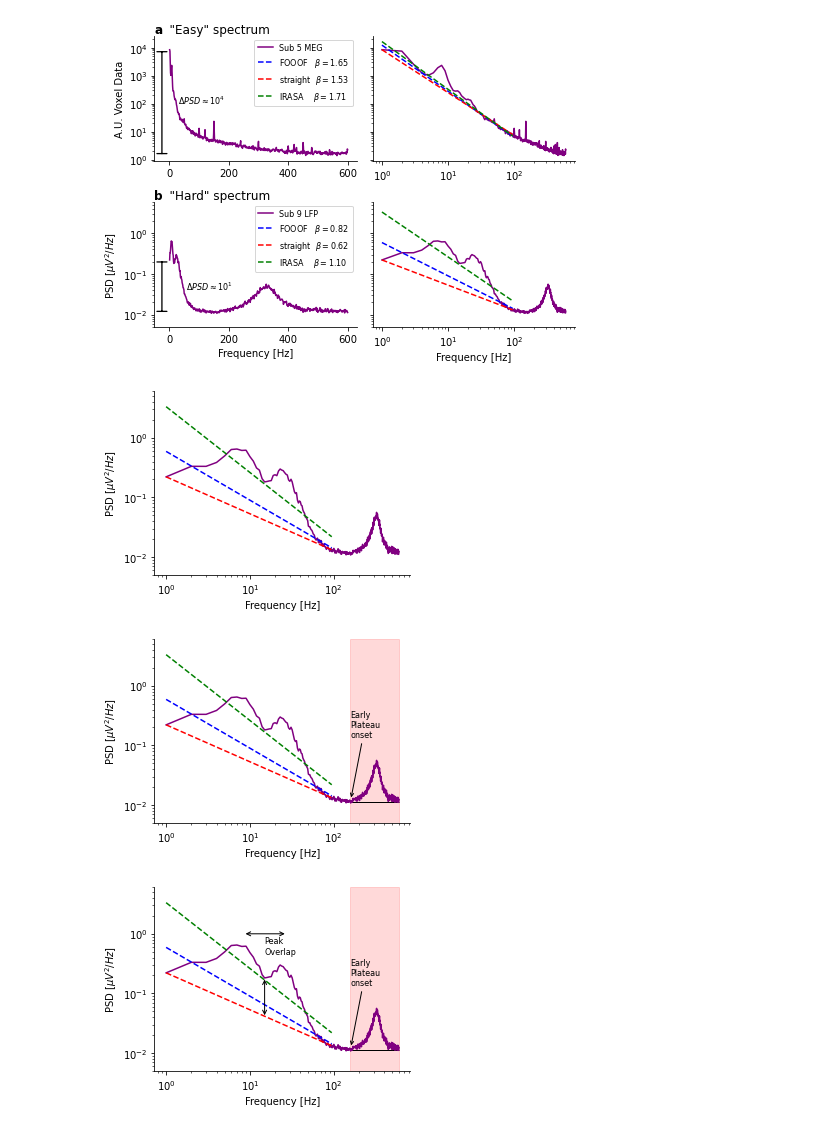
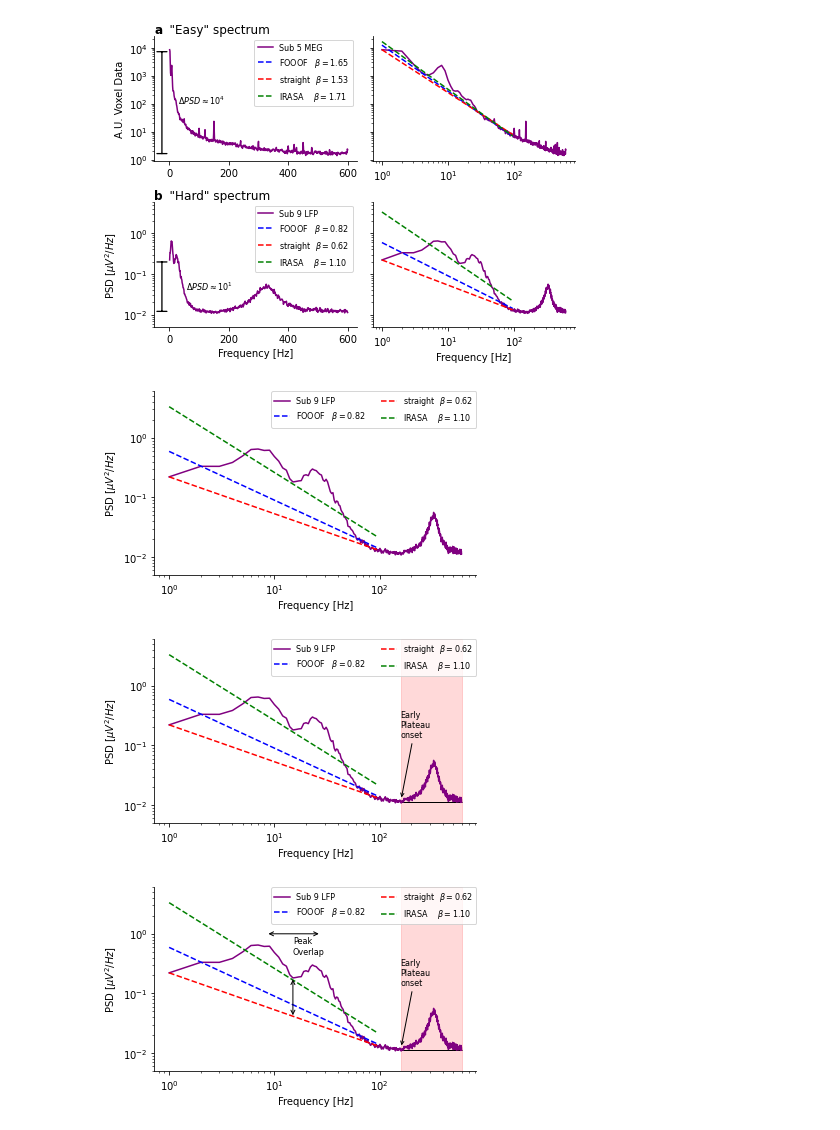
Before and after one commit to moritz-gerster/separating_periodic_from_aperiodic_PSDs, a Jupyter notebook: Fig8.ipynb, the cells around one changed output. Drawn from its saved outputs; the diff is of its cells as text; code cells hidden in the pictures.

Commit message:
PPP figures

```diff
--- a/Fig8.ipynb
+++ b/Fig8.ipynb
@@ -469,7 +469,7 @@ plt.show()
 # %% [output]
 [figure]
 # %%
-fig, ax = plt.subplots(1, 1, figsize=(fig_width*2/3, 5*2/3), sharey="row")
+fig, ax = plt.subplots(1, 1, figsize=(fig_width*4/5, 5*2/3), sharey="row")
 
 ax.loglog(*PSD_plot_sub9, label="Sub 9 LFP")
 
@@ -489,8 +489,9 @@ ax.spines["top"].set_visible(False)
 ax.spines["right"].set_visible(False)
 
 # Legend
-# handles, labels = ax[1, 1].get_legend_handles_labels()
-# ax[1, 0].legend(handles, labels, fontsize=legend_fontsize, handlelength=1.9)
+handles, labels = ax.get_legend_handles_labels()
+ax.legend(handles, labels, fontsize=legend_fontsize, handlelength=1.9, ncol=2,
+          borderaxespad=0)
 
 ############################################
 # ## Challenge 1:
@@ -534,37 +535,36 @@ ax.spines["right"].set_visible(False)
 #               va="top", fontsize=8)
 ############################################
 
 ############################################
 # # Challenge 3:
 # ax[1, 1].text(s="Broad\nPeak\nWidths:", x=1, y=(height1+height2)/2, ha="left",
 #               va="center", fontsize=8)
 # # Add Peak width annotation
 # height1 = 100
 # xmin1 = center_freq_sub5_1 - peak_width_sub5_1
 # xmax1 = center_freq_sub5_1 + peak_width_sub5_1
 # annotate_range(ax[0, 1], xmin1, xmax1, height1, annotate_pos="left")
 
 # # Add Peak width annotation
 # height1 = .029
 # height2 = 0.009
 # xmin1 = center_freq_sub9_1 - peak_width_sub9_1
 # xmax1 = center_freq_sub9_1 + peak_width_sub9_1
 # xmin2 = center_freq_sub9_2 - peak_width_sub9_2
 # xmax2 = center_freq_sub9_2 + peak_width_sub9_2
 # annotate_range(ax[1, 1], xmin1, xmax1, height1, annotate_pos=.93)
 # annotate_range(ax[1, 1], xmin2, xmax2, height2, annotate_pos=.93)
 ############################################
 
 ax.set(xlabel="Frequency [Hz]", ylabel=r"PSD [$\mu$$V^2/Hz$]", ylim=ylim_b)
 
 plt.tight_layout()
 plt.savefig(fig_path + "Fig8_Ch0.pdf", bbox_inches="tight")
 plt.show()
 # %% [output]
-[figure, old version]
+[figure, new version]
 # %%
-
-fig, ax = plt.subplots(1, 1, figsize=(fig_width*2/3, 5*2/3), sharey="row")
+fig, ax = plt.subplots(1, 1, figsize=(fig_width*4/5, 5*2/3), sharey="row")
 
 ax.loglog(*PSD_plot_sub9, label="Sub 9 LFP")
 
@@ -584,8 +584,9 @@ ax.spines["top"].set_visible(False)
 ax.spines["right"].set_visible(False)
 
 # Legend
-# handles, labels = ax[1, 1].get_legend_handles_labels()
-# ax[1, 0].legend(handles, labels, fontsize=legend_fontsize, handlelength=1.9)
+handles, labels = ax.get_legend_handles_labels()
+ax.legend(handles, labels, fontsize=legend_fontsize, handlelength=1.9, ncol=2,
+          borderaxespad=0)
 
 ############################################
 ## Challenge 1:
@@ -656,10 +657,10 @@ plt.tight_layout()
 plt.savefig(fig_path + "Fig8_Ch1.pdf", bbox_inches="tight")
 plt.show()
 # %% [output]
-[figure, old version]
+[figure, new version]
 # %%
 
-fig, ax = plt.subplots(1, 1, figsize=(fig_width*2/3, 5*2/3), sharey="row")
+fig, ax = plt.subplots(1, 1, figsize=(fig_width*4/5, 5*2/3), sharey="row")
 
 ax.loglog(*PSD_plot_sub9, label="Sub 9 LFP")
 
@@ -679,8 +680,9 @@ ax.spines["top"].set_visible(False)
 ax.spines["right"].set_visible(False)
 
 # Legend
-# handles, labels = ax[1, 1].get_legend_handles_labels()
-# ax[1, 0].legend(handles, labels, fontsize=legend_fontsize, handlelength=1.9)
+handles, labels = ax.get_legend_handles_labels()
+ax.legend(handles, labels, fontsize=legend_fontsize, handlelength=1.9, ncol=2,
+          borderaxespad=0)
 
 ############################################
 ## Challenge 1:
@@ -751,6 +753,6 @@ plt.tight_layout()
 plt.savefig(fig_path + "Fig8_Ch2.pdf", bbox_inches="tight")
 plt.show()
 # %% [output]
-[figure, old version]
+[figure, new version]
 # %%
 
```
Also changed, not shown: parts of 2 cells of this notebook.
